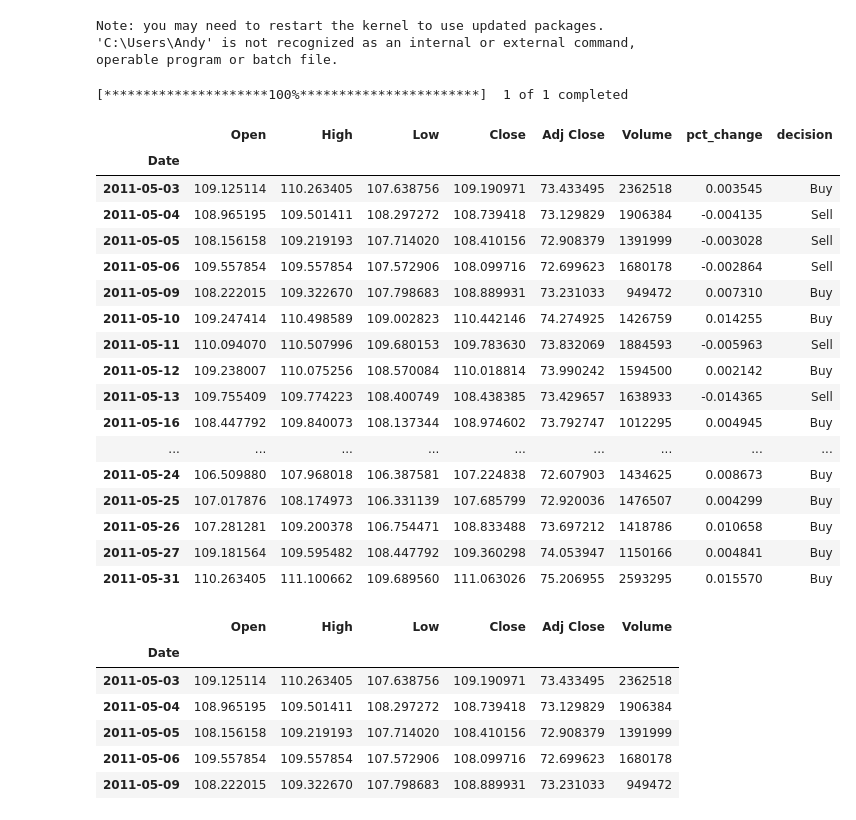
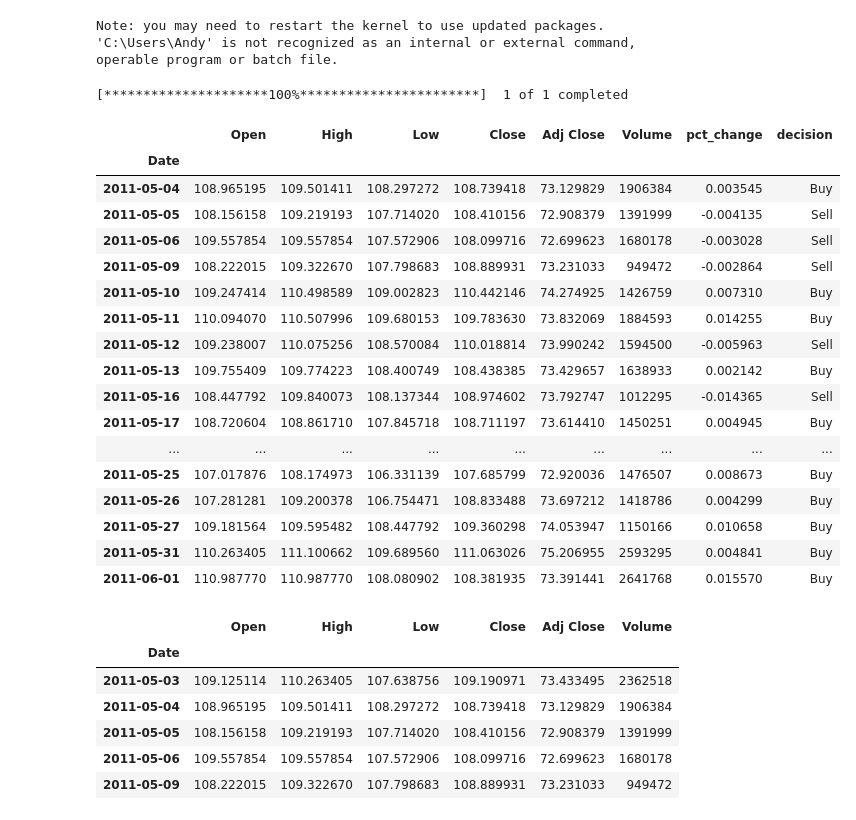
Before and after one commit to somyapanda/Project_2, a Jupyter notebook: Andy/random_forest_spg.ipynb, the cells around one changed output. Cells and saved outputs as stored; diff of their text form; code cells hidden in the pictures.

```diff
--- a/Andy/random_forest_spg.ipynb
+++ b/Andy/random_forest_spg.ipynb
@@ -22,33 +30,33 @@ from sklearn.ensemble import GradientBoostingClassifier
 # %%
 ticker = "SPG"
 start_date = "2011-05-01"
 end_date = "2021-05-31"
 
 stock_df = yf.download(ticker, start=start_date, end=end_date)
-stock_df["pct_change"] = stock_df['Close'].pct_change().dropna()
+stock_df["pct_change"] = stock_df['Close'].pct_change().dropna().shift()
 stock_df['decision'] = np.where(stock_df['pct_change'] > 0, 'Buy' , 'Sell')
 stock_df.dropna(inplace=True)
 stock_df.head(20)
 # %% [output]
 [*********************100%***********************]  1 of 1 completed
 |  | Open | High | Low | Close | Adj Close | Volume | pct_change | decision |
 | Date |  |  |  |  |  |  |  |  |
-| 2011-05-03 | 109.125114 | 110.263405 | 107.638756 | 109.190971 | 73.433495 | 2362518 | 0.003545 | Buy |
-| 2011-05-04 | 108.965195 | 109.501411 | 108.297272 | 108.739418 | 73.129829 | 1906384 | -0.004135 | Sell |
-| 2011-05-05 | 108.156158 | 109.219193 | 107.714020 | 108.410156 | 72.908379 | 1391999 | -0.003028 | Sell |
-| 2011-05-06 | 109.557854 | 109.557854 | 107.572906 | 108.099716 | 72.699623 | 1680178 | -0.002864 | Sell |
-| 2011-05-09 | 108.222015 | 109.322670 | 107.798683 | 108.889931 | 73.231033 | 949472 | 0.007310 | Buy |
-| 2011-05-10 | 109.247414 | 110.498589 | 109.002823 | 110.442146 | 74.274925 | 1426759 | 0.014255 | Buy |
-| 2011-05-11 | 110.094070 | 110.507996 | 109.680153 | 109.783630 | 73.832069 | 1884593 | -0.005963 | Sell |
-| 2011-05-12 | 109.238007 | 110.075256 | 108.570084 | 110.018814 | 73.990242 | 1594500 | 0.002142 | Buy |
-| 2011-05-13 | 109.755409 | 109.774223 | 108.400749 | 108.438385 | 73.429657 | 1638933 | -0.014365 | Sell |
-| 2011-05-16 | 108.447792 | 109.840073 | 108.137344 | 108.974602 | 73.792747 | 1012295 | 0.004945 | Buy |
+| 2011-05-04 | 108.965195 | 109.501411 | 108.297272 | 108.739418 | 73.129829 | 1906384 | 0.003545 | Buy |
+| 2011-05-05 | 108.156158 | 109.219193 | 107.714020 | 108.410156 | 72.908379 | 1391999 | -0.004135 | Sell |
+| 2011-05-06 | 109.557854 | 109.557854 | 107.572906 | 108.099716 | 72.699623 | 1680178 | -0.003028 | Sell |
+| 2011-05-09 | 108.222015 | 109.322670 | 107.798683 | 108.889931 | 73.231033 | 949472 | -0.002864 | Sell |
+| 2011-05-10 | 109.247414 | 110.498589 | 109.002823 | 110.442146 | 74.274925 | 1426759 | 0.007310 | Buy |
+| 2011-05-11 | 110.094070 | 110.507996 | 109.680153 | 109.783630 | 73.832069 | 1884593 | 0.014255 | Buy |
+| 2011-05-12 | 109.238007 | 110.075256 | 108.570084 | 110.018814 | 73.990242 | 1594500 | -0.005963 | Sell |
+| 2011-05-13 | 109.755409 | 109.774223 | 108.400749 | 108.438385 | 73.429657 | 1638933 | 0.002142 | Buy |
+| 2011-05-16 | 108.447792 | 109.840073 | 108.137344 | 108.974602 | 73.792747 | 1012295 | -0.014365 | Sell |
+| 2011-05-17 | 108.720604 | 108.861710 | 107.845718 | 108.711197 | 73.614410 | 1450251 | 0.004945 | Buy |
 | ... | ... | ... | ... | ... | ... | ... | ... | ... |
-| 2011-05-24 | 106.509880 | 107.968018 | 106.387581 | 107.224838 | 72.607903 | 1434625 | 0.008673 | Buy |
-| 2011-05-25 | 107.017876 | 108.174973 | 106.331139 | 107.685799 | 72.920036 | 1476507 | 0.004299 | Buy |
-| 2011-05-26 | 107.281281 | 109.200378 | 106.754471 | 108.833488 | 73.697212 | 1418786 | 0.010658 | Buy |
-| 2011-05-27 | 109.181564 | 109.595482 | 108.447792 | 109.360298 | 74.053947 | 1150166 | 0.004841 | Buy |
-| 2011-05-31 | 110.263405 | 111.100662 | 109.689560 | 111.063026 | 75.206955 | 2593295 | 0.015570 | Buy |
+| 2011-05-25 | 107.017876 | 108.174973 | 106.331139 | 107.685799 | 72.920036 | 1476507 | 0.008673 | Buy |
+| 2011-05-26 | 107.281281 | 109.200378 | 106.754471 | 108.833488 | 73.697212 | 1418786 | 0.004299 | Buy |
+| 2011-05-27 | 109.181564 | 109.595482 | 108.447792 | 109.360298 | 74.053947 | 1150166 | 0.010658 | Buy |
+| 2011-05-31 | 110.263405 | 111.100662 | 109.689560 | 111.063026 | 75.206955 | 2593295 | 0.004841 | Buy |
+| 2011-06-01 | 110.987770 | 110.987770 | 108.080902 | 108.381935 | 73.391441 | 2641768 | 0.015570 | Buy |
 # %%
 X = stock_df.copy()
 X.drop(['decision', 'pct_change'], axis=1, inplace=True)
```
Also changed, not shown: parts of 30 cells of this notebook.
